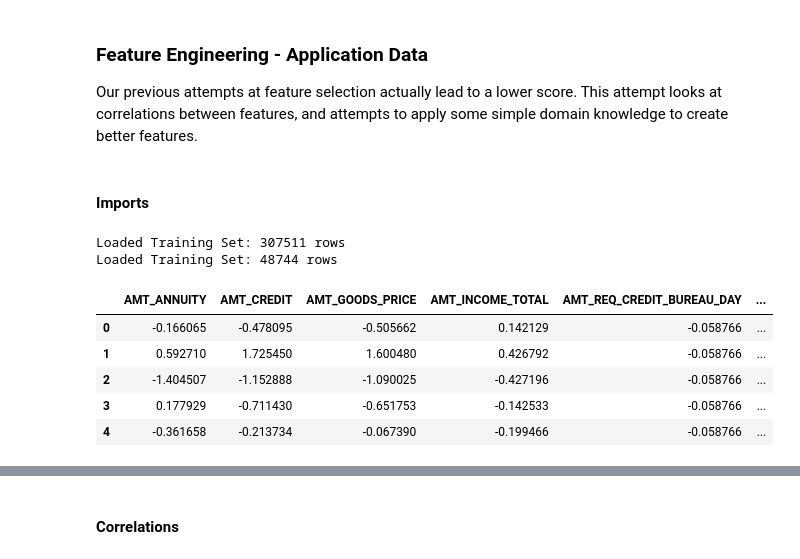
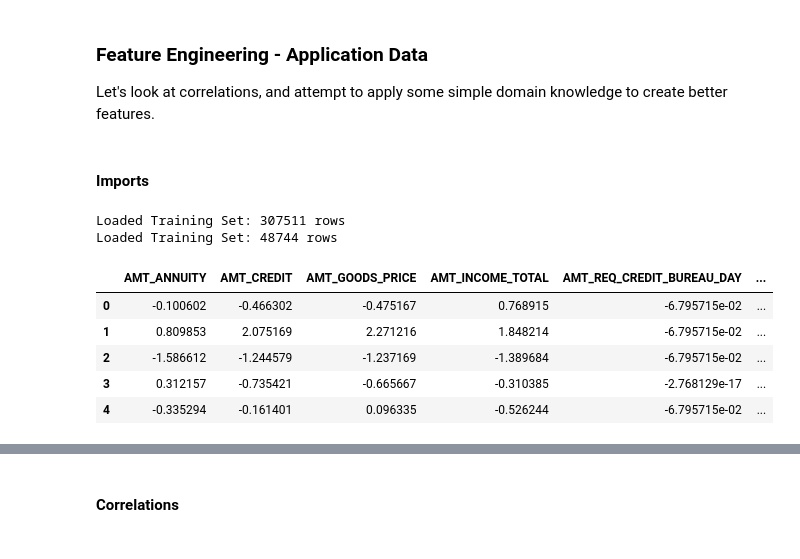
Before and after one commit to clarkje/machine-learning, a Jupyter notebook: projects/capstone/Step 4.1 - Feature Engineering - Application Data.ipynb, the cells around one changed output, grey strips where cells are left out. Saved outputs shown, nothing was run; the diff lists cells and outputs as text; code cells hidden in the pictures.

Commit message:
Applying Improved Methods and Bugfixes from earlier sections
Updated these to use the new intermediate datafiles from previous steps, improved scaling and interpolation approaches, etc.

```diff
--- a/projects/capstone/Step 4.1 - Feature Engineering - Application Data.ipynb
+++ b/projects/capstone/Step 4.1 - Feature Engineering - Application Data.ipynb
@@ -1,7 +1,7 @@
 # %% [markdown]
 ### Feature Engineering - Application Data
 
-Our previous attempts at feature selection actually lead to a lower score.  This attempt looks at correlations between features, and attempts to apply some simple domain knowledge to create better features.
+Let's look at correlations, and attempt to apply some simple domain knowledge to create better features.
 # %% [markdown]
 #### Imports
 # %%
@@ -23,19 +25,19 @@ from sklearn.preprocessing import LabelBinarizer
 pd.set_option('display.max_columns', None)
 # %%
 # Training Set
-application_train = pd.read_csv('data/tmp/application_train_preprocessed_outliers_removed_abs_no_log.csv', index_col = 0)
+application_train = pd.read_csv('data/tmp/application_train_full_new_features.csv', index_col = 0)
 print("Loaded Training Set: {0} rows".format(application_train.shape[0]))
 
-application_test = pd.read_csv('data/tmp/application_test_preprocessed_outliers_removed_abs_no_log.csv', index_col = 0)
+application_test = pd.read_csv('data/tmp/application_test_full_new_features.csv', index_col = 0)
 print("Loaded Training Set: {0} rows".format(application_test.shape[0]))
 
 display(application_train.head())
 # %% [output]
 Loaded Training Set: 307511 rows
 Loaded Training Set: 48744 rows
 |  | AMT_ANNUITY | AMT_CREDIT | AMT_GOODS_PRICE | AMT_INCOME_TOTAL | AMT_REQ_CREDIT_BUREAU_DAY | ... |
-| 0 | -0.166065 | -0.478095 | -0.505662 | 0.142129 | -0.058766 | ... |
-| 1 | 0.592710 | 1.725450 | 1.600480 | 0.426792 | -0.058766 | ... |
-| 2 | -1.404507 | -1.152888 | -1.090025 | -0.427196 | -0.058766 | ... |
-| 3 | 0.177929 | -0.711430 | -0.651753 | -0.142533 | -0.058766 | ... |
-| 4 | -0.361658 | -0.213734 | -0.067390 | -0.199466 | -0.058766 | ... |
+| 0 | -0.100602 | -0.466302 | -0.475167 | 0.768915 | -6.795715e-02 | ... |
+| 1 | 0.809853 | 2.075169 | 2.271216 | 1.848214 | -6.795715e-02 | ... |
+| 2 | -1.586612 | -1.244579 | -1.237169 | -1.389684 | -6.795715e-02 | ... |
+| 3 | 0.312157 | -0.735421 | -0.665667 | -0.310385 | -2.768129e-17 | ... |
+| 4 | -0.335294 | -0.161401 | 0.096335 | -0.526244 | -6.795715e-02 | ... |
```
Also changed, not shown: parts of 37 cells of this notebook, 3 other files.
